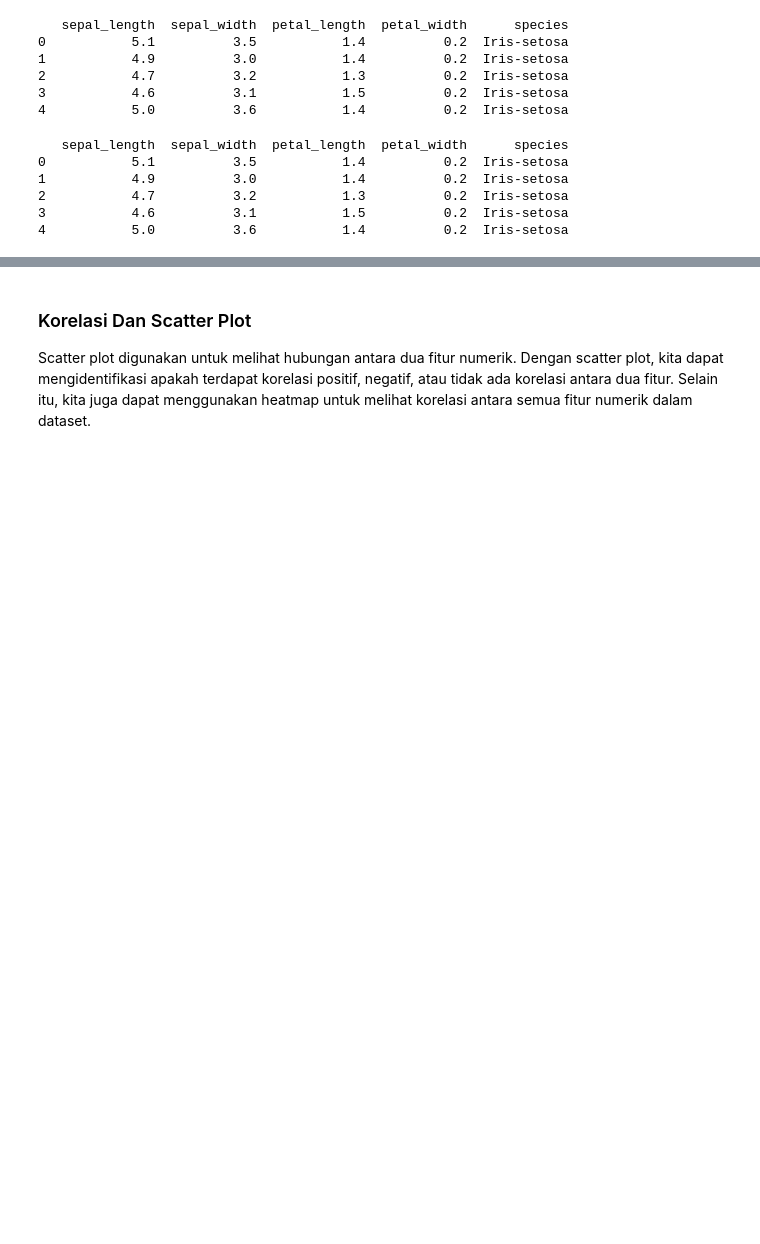
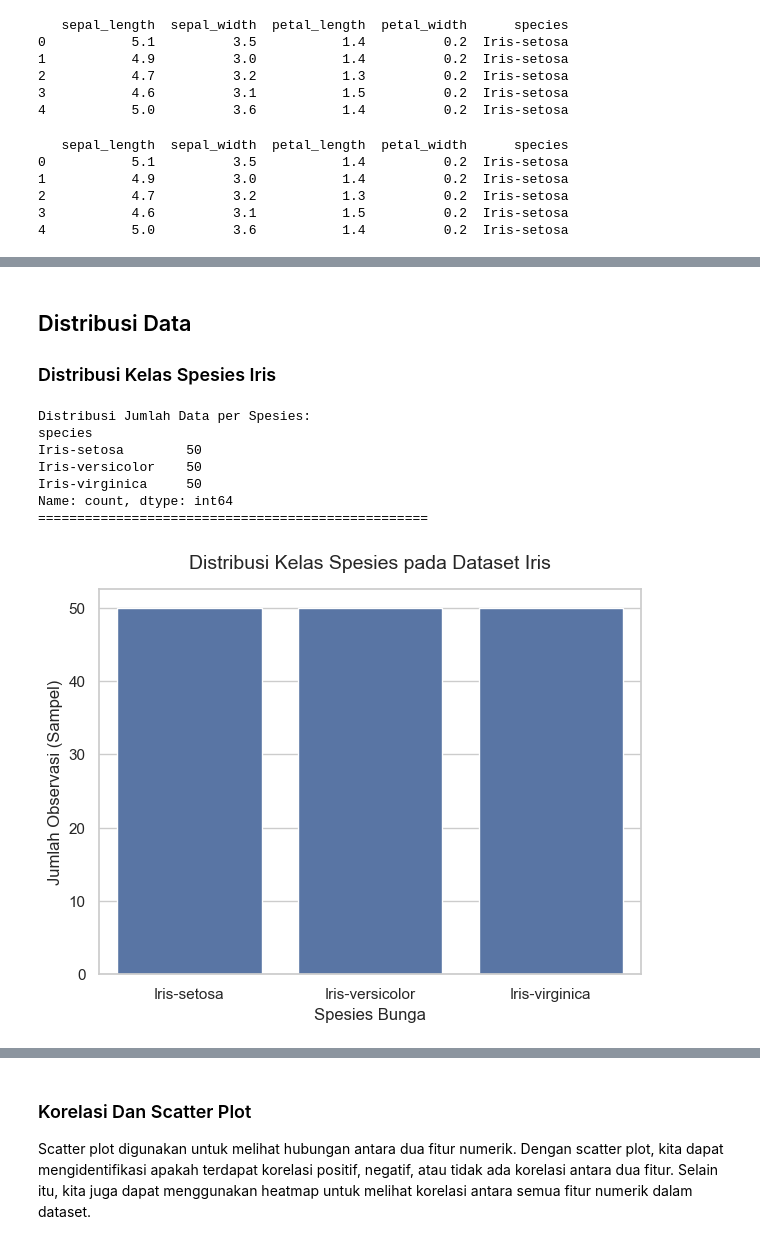
Before and after one commit to JeysMJY/Pendata, a Jupyter notebook: _sources/data-understanding.ipynb, the cells around one changed output, grey strips where cells are left out. Drawn from its saved outputs; the diff is of its cells as text; code cells hidden in the pictures; blank space fills up the shorter version.

```diff
--- a/_sources/data-understanding.ipynb
+++ b/_sources/data-understanding.ipynb
@@ -238,0 +281,34 @@ Berdasakan gambar 7 dan pada hasil script Python, dapat dilihat bahwa distribusi
+# %% [markdown]
+## Distribusi Data
+
+### Distribusi Kelas Spesies Iris
+# %%
+# Import library untuk visualisasi (jika belum di-import sebelumnya)
+import matplotlib.pyplot as plt
+import seaborn as sns
+
+distribusi_kelas = df['species'].value_counts()
+
+print("Distribusi Jumlah Data per Spesies:")
+print(distribusi_kelas)
+print("=" * 50)
+
+plt.figure(figsize=(7, 5))
+
+sns.countplot(data=df, x='species')
+
+plt.title('Distribusi Kelas Spesies pada Dataset Iris', fontsize=14, pad=15)
+plt.xlabel('Spesies Bunga', fontsize=12)
+plt.ylabel('Jumlah Observasi (Sampel)', fontsize=12)
+
+# Menampilkan grafik
+plt.show()
+# %% [output]
+Distribusi Jumlah Data per Spesies:
+species
+Iris-setosa        50
+Iris-versicolor    50
+Iris-virginica     50
+Name: count, dtype: int64
+==================================================
+[figure, added]
```
Also changed, not shown: parts of 61 cells of this notebook, 15 other files.
